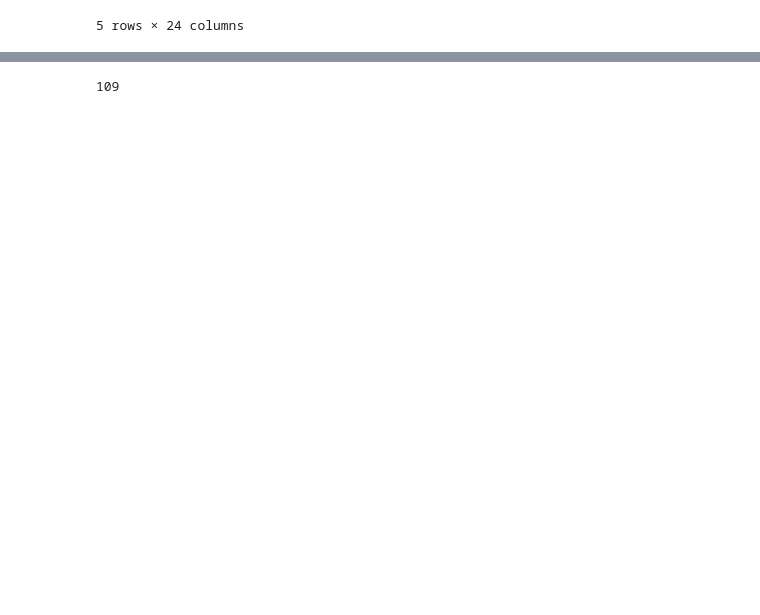
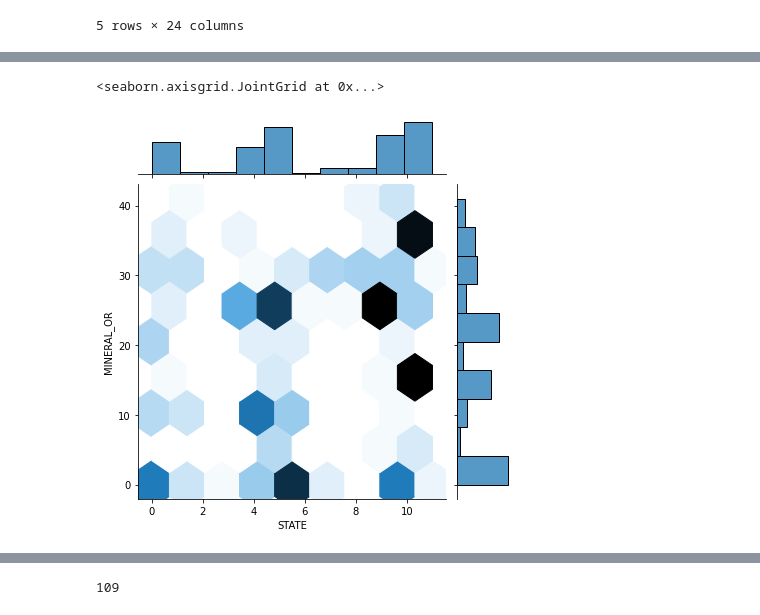
Before and after one commit to deepanshu-jain-01/MINERR-AI, a Jupyter notebook: MINERR - MODEL.ipynb, the cells around one changed output, grey strips where cells are left out. Cells and saved outputs as stored; diff of their text form; code cells hidden in the pictures; blank space fills up the shorter version.

```diff
--- a/MINERR - MODEL.ipynb
+++ b/MINERR - MODEL.ipynb
@@ -81,3 +58,8 @@ data['HOSTROCK_TYPE2'] = LE.fit_transform(data['HOSTROCK_TYPE2'])
 data['HOSTROCK_TYPE3'] = LE.fit_transform(data['HOSTROCK_TYPE3'])
 data['HOSTROCK_TYPE4'] = LE.fit_transform(data['HOSTROCK_TYPE4'])
 data['MINERAL_OR'] = LE.fit_transform(data['MINERAL_OR'])
+# %%
+sns.jointplot(x="STATE",y="MINERAL_OR",data=data,kind='hex')
+# %% [output]
+<seaborn.axisgrid.JointGrid at 0x...>
+[figure, added]
```
Also changed, not shown: parts of 38 cells of this notebook, 2 other files.
